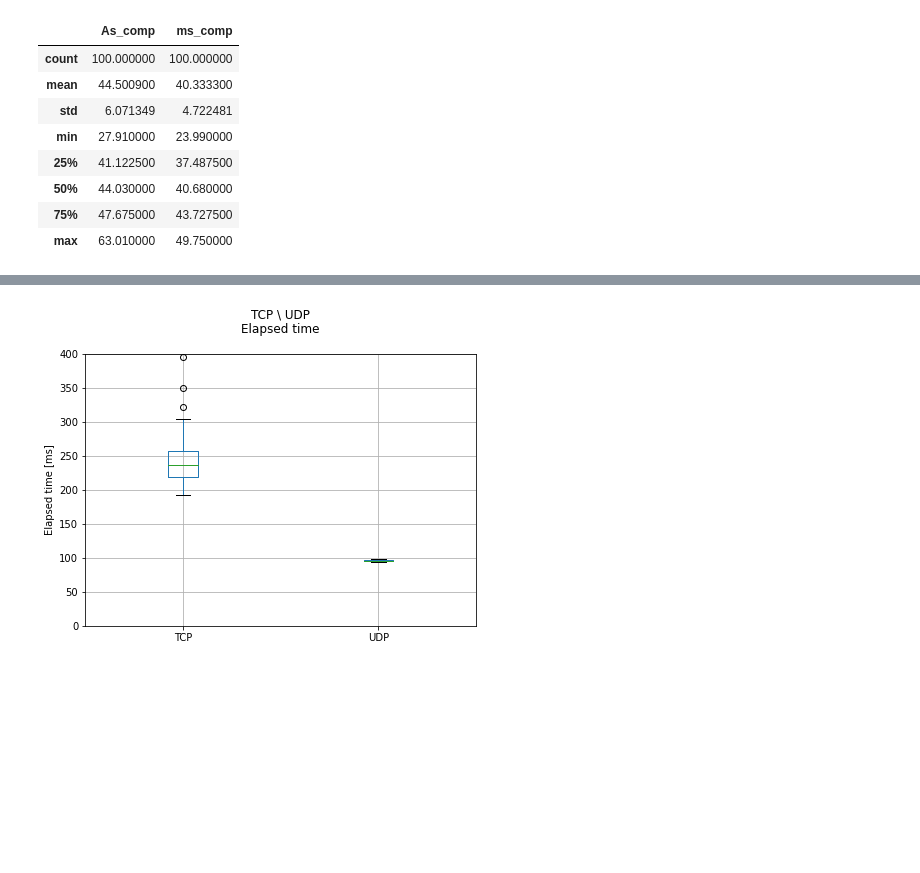
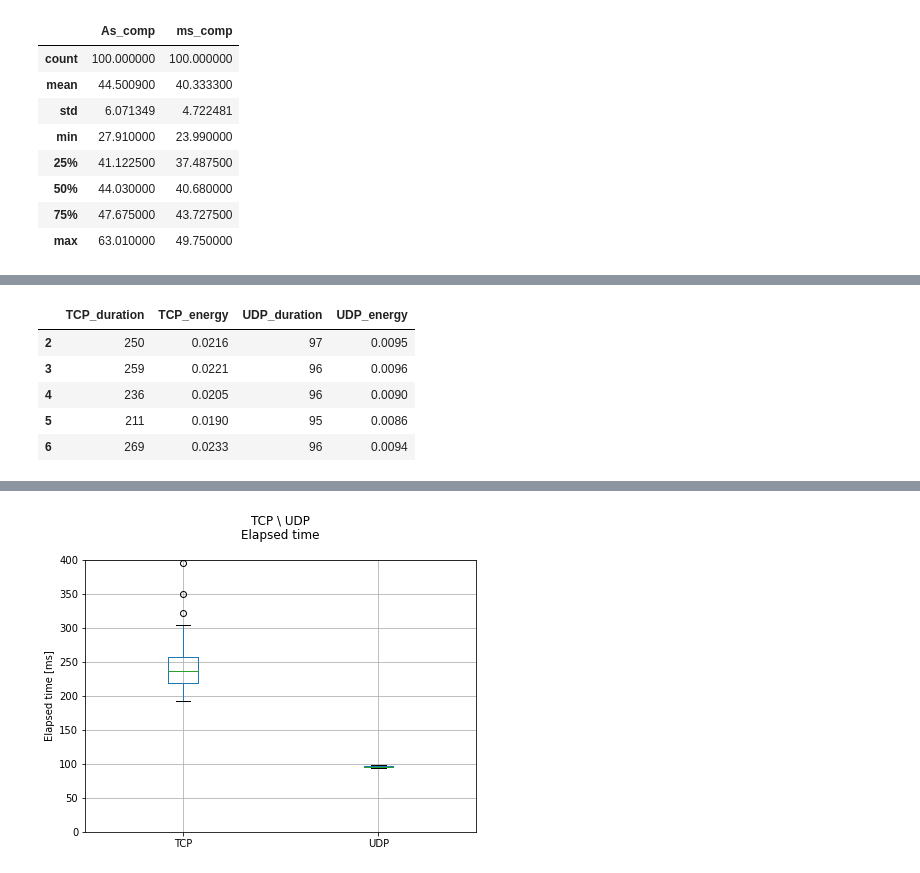
Before and after one commit to widmannthomas/dibse_integratives_gesamt_projekt, a Jupyter notebook: current_sensor/udp_tcp/udp_tcp_analysis.ipynb, the cells around one changed output, grey strips where cells are left out. Cells and saved outputs as stored; diff of their text form; code cells hidden in the pictures; blank space fills up the shorter version.

```diff
--- a/current_sensor/udp_tcp/udp_tcp_analysis.ipynb
+++ b/current_sensor/udp_tcp/udp_tcp_analysis.ipynb
@@ -132,0 +133,9 @@ plt.show()
+# %%
+data_frame.head()
+# %% [output]
+|  | TCP_duration | TCP_energy | UDP_duration | UDP_energy |
+| 2 | 250 | 0.0216 | 97 | 0.0095 |
+| 3 | 259 | 0.0221 | 96 | 0.0096 |
+| 4 | 236 | 0.0205 | 96 | 0.0090 |
+| 5 | 211 | 0.0190 | 95 | 0.0086 |
+| 6 | 269 | 0.0233 | 96 | 0.0094 |
```
Also changed, not shown: parts of 4 cells of this notebook, 11 other files.
